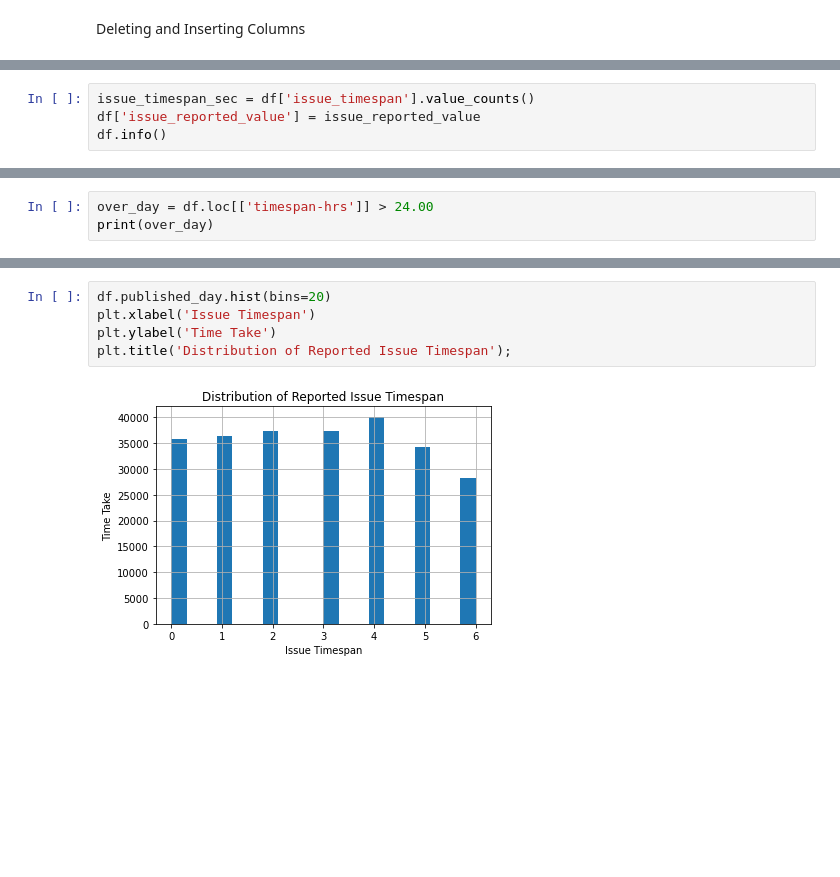
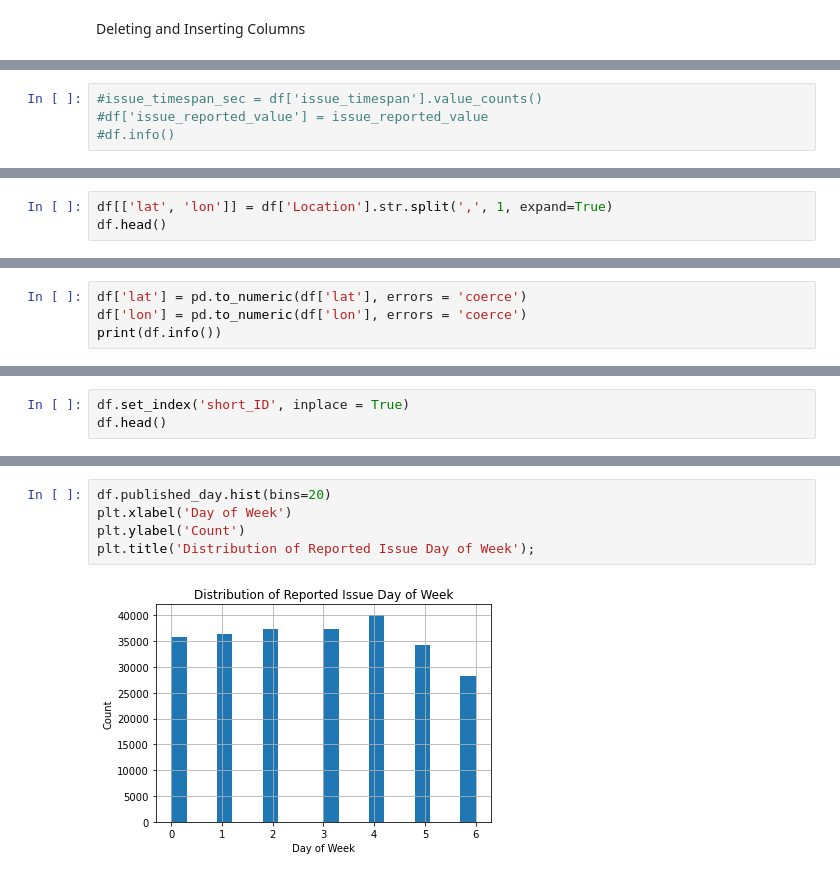
Before and after one commit to tomshields71/Real-Time_Traffic_Incident_Reports, a Jupyter notebook: Real-Time_Traffic_Incident_Reports.ipynb, the cells around one changed output, grey strips where cells are left out. Saved outputs shown, nothing was run; the diff lists cells and outputs as text; blank space fills up the shorter version.

```diff
--- a/Real-Time_Traffic_Incident_Reports.ipynb
+++ b/Real-Time_Traffic_Incident_Reports.ipynb
@@ -238,4 +235,4 @@ df.head()
 # %%
-issue_timespan_sec = df['issue_timespan'].value_counts()
-df['issue_reported_value'] = issue_reported_value
-df.info()
+#issue_timespan_sec = df['issue_timespan'].value_counts()
+#df['issue_reported_value'] = issue_reported_value
+#df.info()
@@ -303,4 +251,4 @@ df.head()
 # %%
-over_day = df.loc[['timespan-hrs']] > 24.00
-print(over_day)
+df[['lat', 'lon']] = df['Location'].str.split(',', 1, expand=True)
+df.head()
 # %% [output]
@@ -311,0 +283,4 @@ KeyError: "None of [Index(['timespan-hrs'], dtype='object')] are in the [index]"
+# %%
+df['lat'] = pd.to_numeric(df['lat'], errors = 'coerce')
+df['lon'] = pd.to_numeric(df['lon'], errors = 'coerce')
+print(df.info())
@@ -311,0 +318,3 @@ KeyError: "None of [Index(['timespan-hrs'], dtype='object')] are in the [index]"
+# %%
+df.set_index('short_ID', inplace = True)
+df.head()
@@ -312,10 +418,10 @@ KeyError: "None of [Index(['timespan-hrs'], dtype='object')] are in the [index]"
 # %%
 df.published_day.hist(bins=20)
-plt.xlabel('Issue Timespan')
-plt.ylabel('Time Take')
-plt.title('Distribution of Reported Issue Timespan');
+plt.xlabel('Day of Week')
+plt.ylabel('Count')
+plt.title('Distribution of Reported Issue Day of Week');
 # %% [output]
-[figure, old version]
+[figure, new version]
 # %%
 df.issue_reported.hist(figsize=(50,40))
 plt.subplots_adjust(hspace=.5);
```
Also changed, not shown: parts of 31 cells of this notebook.
